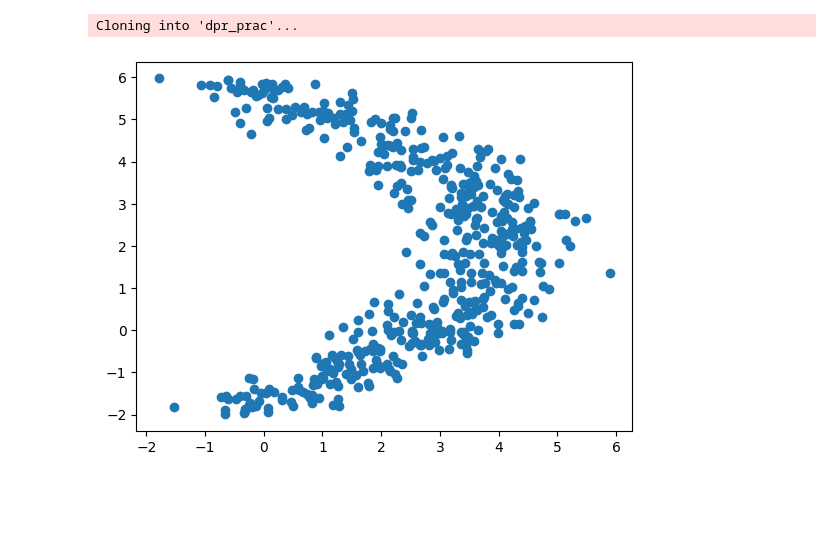
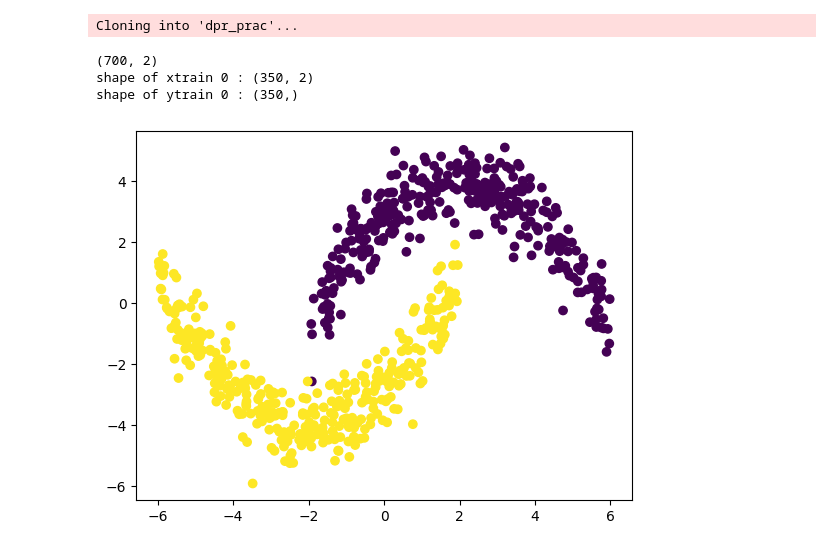
Before and after one commit to Rajkiran1999/dpr_prac, a Jupyter notebook: classifier_comparison/test.ipynb, the cells around one changed output. Drawn from its saved outputs; the diff is of its cells as text; code cells hidden in the pictures; blank space fills up the shorter version.

```diff
--- a/classifier_comparison/test.ipynb
+++ b/classifier_comparison/test.ipynb
@@ -32,7 +32,7 @@ def two_moons_dataset(size, training_split):
     # create second banana
     # TODO: Generate size2 samples for the second banana.
     x1_banana2 = np.random.uniform(-6,2,size1)
-    x2_banana2 = -0.3 * (x1_banana2 - 2)**2 - 4 + (0.7 * np.random.standard_normal(len(x1_banana2)))
+    x2_banana2 = 0.3 * (x1_banana2 + 2)**2 - 4 + (0.7 * np.random.standard_normal(len(x1_banana2)))
 
     # combine x1 and x2
     data1 = np.stack((x1_banana1, x2_banana1), axis=1)
@@ -50,7 +50,12 @@ def two_moons_dataset(size, training_split):
     x_test = np.concatenate((data1[n_train1:, :], data2[n_train2:, :]))
     y_test = np.concatenate((labels1[n_train1:], labels2[n_train2:]))
 
-    return data1, data2
+    print(np.shape(x_train))
+    x_train0 = x_train[y_train == 0]
+    print(f"shape of xtrain 0 : {np.shape(x_train[y_train==0])}")
+    print(f"shape of ytrain 0 : {np.shape(y_train[y_train==0])}")
+
+    return x_train, y_train, x_test, y_test
 
 
 def four_parallel_dataset(size, training_split):
@@ -140,6 +145,8 @@ def four_gaussian_dataset(size, training_split):
     x_test = np.concatenate((data1[n_train1:, :], data2[n_train2:, :], data3[n_train3:, :], data4[n_train4:, :]))
     y_test = np.concatenate((labels1[n_train1:], labels2[n_train2:], labels3[n_train3:], labels4[n_train4:]))
 
+
+
     return x_train, y_train, x_test, y_test
 
 
@@ -152,36 +159,40 @@ def circular_dataset(size, training_split):
     """
     # split size in half
     size1 = math.floor(size / 2)
     size2 = math.ceil(size / 2)
 
     # create circular dataset
     # TODO: Use the function make_circles to generate the data. Thereby, set shuffle to False. Then scale the data and
     #       add two-dimensional standard normal distributed noise
-    data, labels = make_circles(n_samples=size1, factor=0, noise=1, random_state=0, shuffle=False)
-    data = 4 * data
+    data, labels = make_circles(n_samples=size, noise = 0.01, factor=0,shuffle=False)
+    data = 4 * data + np.random.randn(size,2)
 
     # split dataset in train and test data
     data1 = data[:size1, :]
     data2 = data[size1:, :]
     labels1 = labels[:size1]
     labels2 = labels[size1:]
     np.random.shuffle(data1)
     np.random.shuffle(data2)
     n_train1 = round(training_split * size1)
     n_train2 = round(training_split * size2)
     x_train = np.concatenate((data1[:n_train1, :], data2[:n_train2, :]))
     y_train = np.concatenate((labels1[:n_train1], labels2[:n_train2]))
     x_test = np.concatenate((data1[n_train1:, :], data2[n_train2:, :]))
     y_test = np.concatenate((labels1[n_train1:], labels2[n_train2:]))
 
+
     return x_train, y_train, x_test, y_test
 
 
 
-data1, data2 = two_moons_dataset(1000, 0.7)
+x_train, y_train, x_test, y_test = two_moons_dataset(1000, 0.7)
 import matplotlib.pyplot as plt
-plt.scatter(data1[:,0], data1[:,1])
-plt.scatter(data2[:,0], data2[:,1])
+plt.scatter(x_train[:,0], x_train[:,1], c = y_train)
+#plt.scatter(x_test[:,0], x_test[:,1])
 plt.show()
 # %% [output]
+(700, 2)
+shape of xtrain 0 : (350, 2)
+shape of ytrain 0 : (350,)
-[figure, old version]
+[figure, new version]
```
Also changed, not shown: parts of 1 cell of this notebook, 3 other files.
